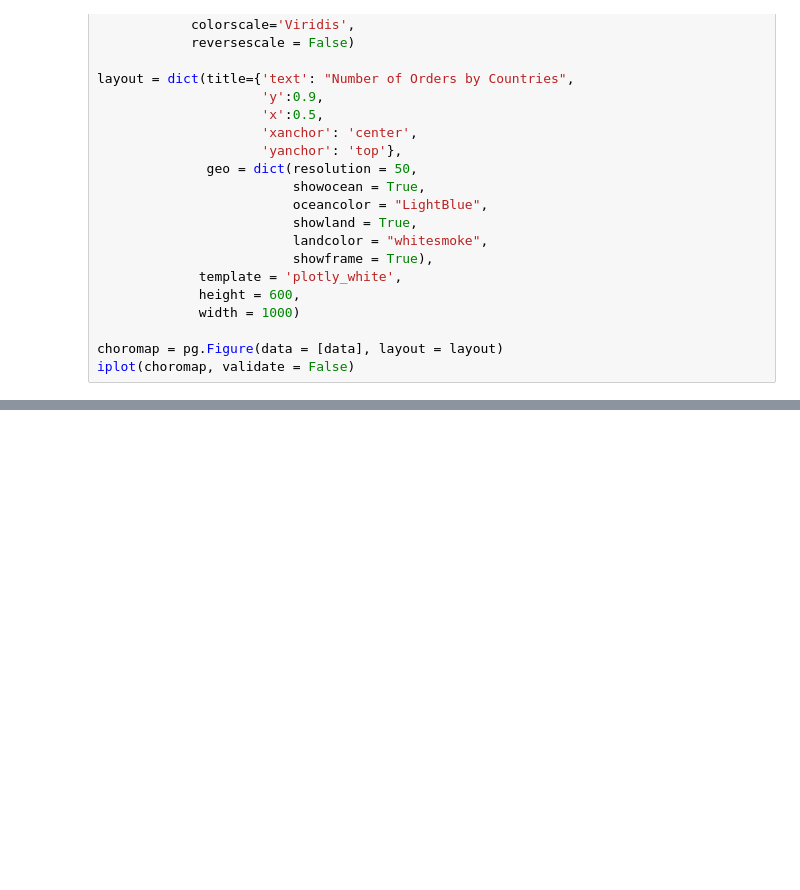
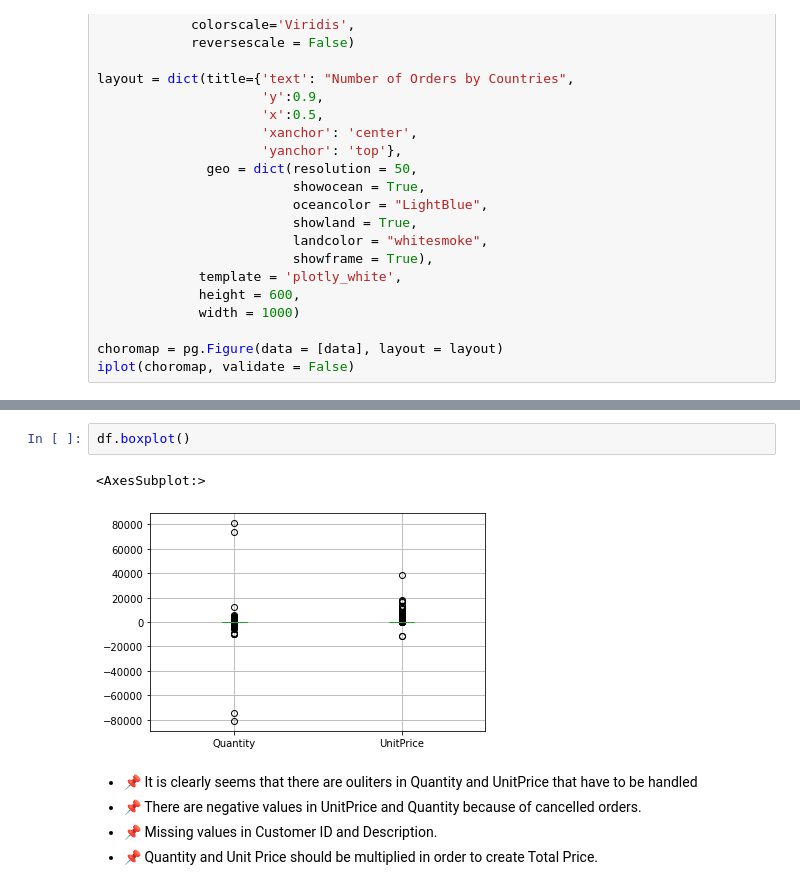
Before and after one commit to Ashar88/CRMAnalytics, a Jupyter notebook: CRM_Analytics.ipynb, the cells around one changed output, grey strips where cells are left out. Cells and saved outputs as stored; diff of their text form; blank space fills up the shorter version.

```diff
--- a/CRM_Analytics.ipynb
+++ b/CRM_Analytics.ipynb
@@ -126,0 +155,10 @@ iplot(choromap, validate = False)
+# %%
+df.boxplot()
+# %% [output]
+<AxesSubplot:>
+[figure, added]
+# %% [markdown]
+* 📌 It is clearly seems that there are ouliters in Quantity and UnitPrice that have to be handled
+* 📌 There are negative values in UnitPrice and Quantity because of cancelled orders.
+* 📌 Missing values in Customer ID and Description.
+* 📌 Quantity and Unit Price should be multiplied in order to create Total Price.
```
Also changed, not shown: parts of 2 cells of this notebook.
